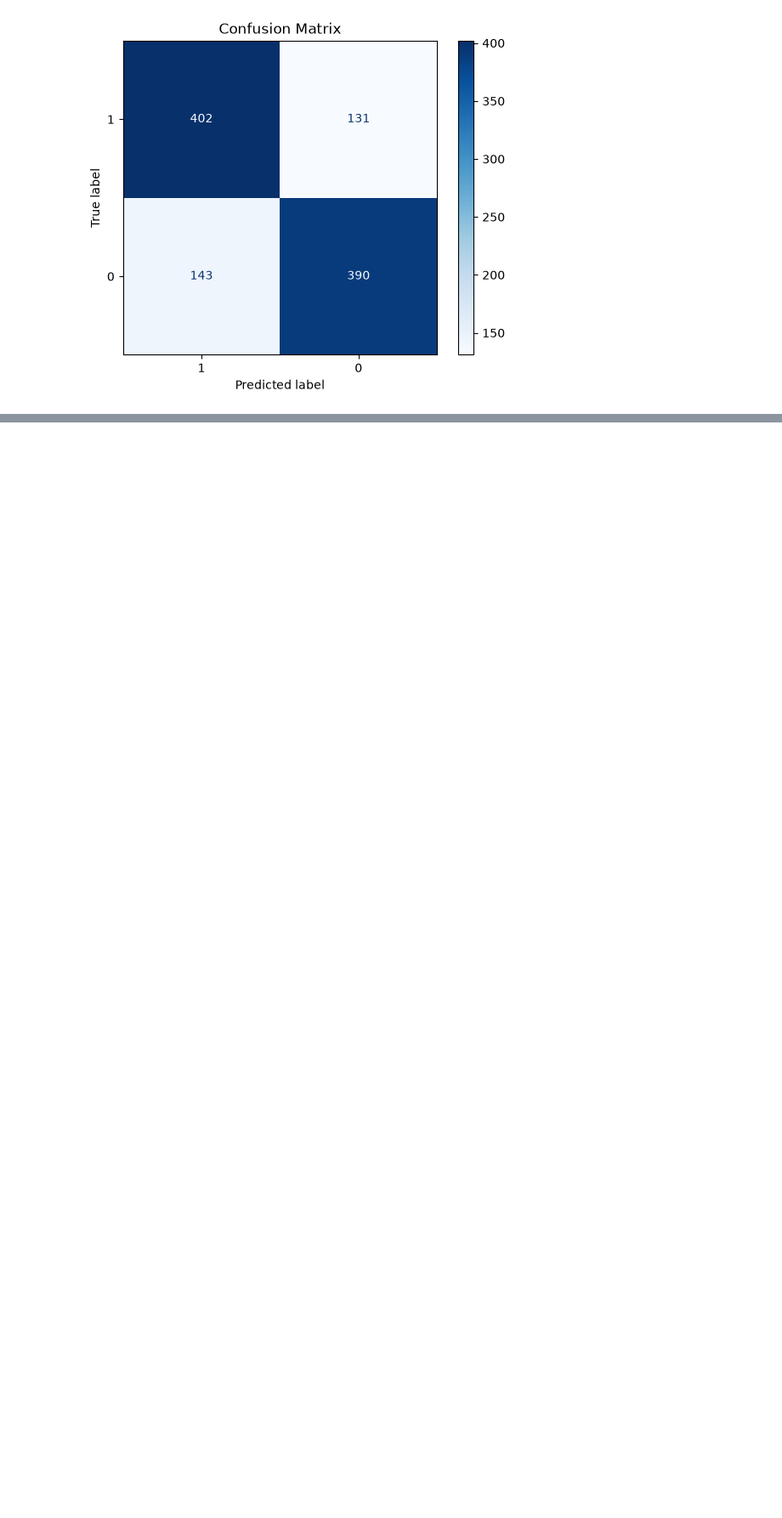
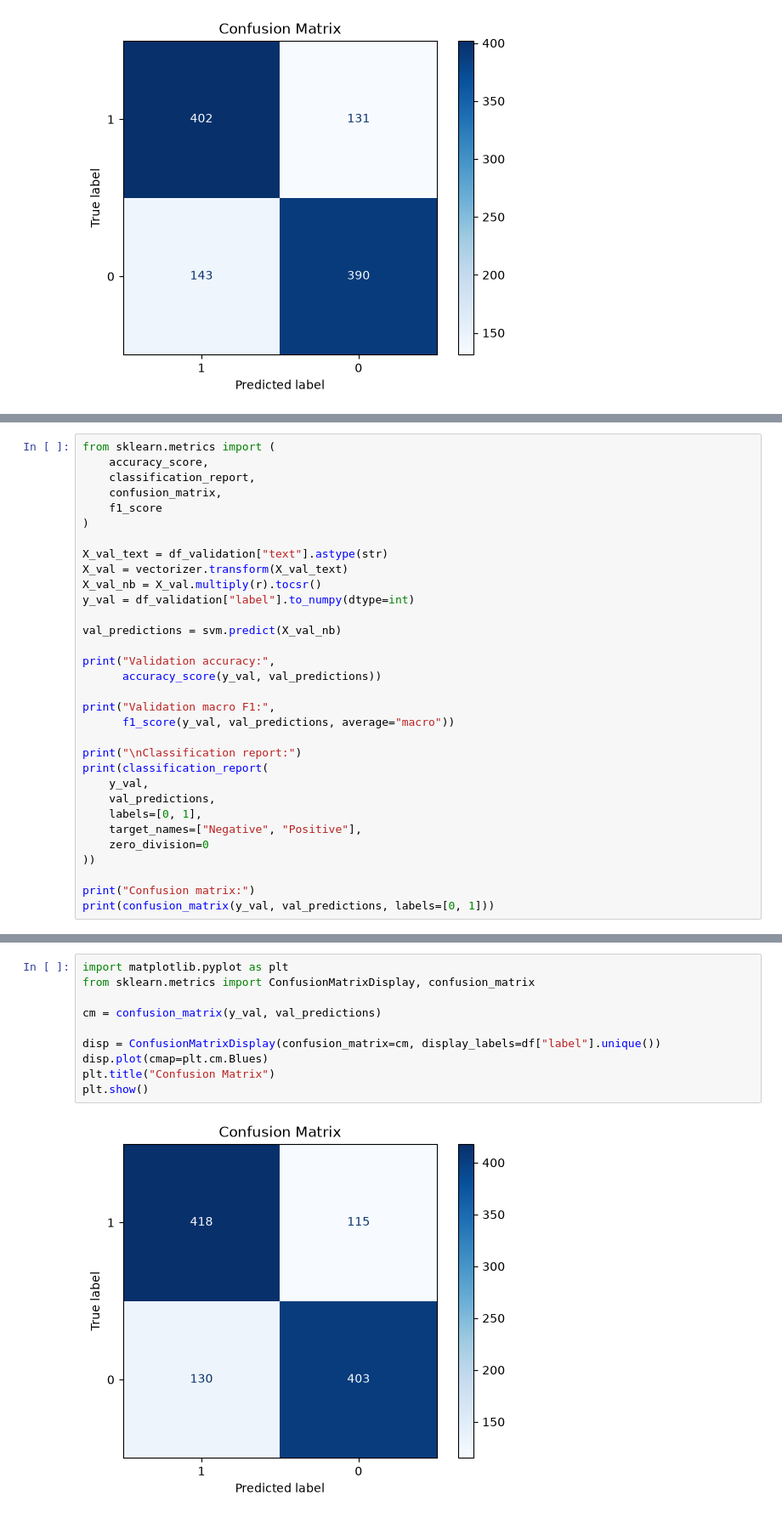
Before and after one commit to MrudulTarade/Convolutional-Neural-Networks-for-Sentence-Classification, a Jupyter notebook: notebook/movie_review.ipynb, the cells around one changed output, grey strips where cells are left out. Shown at 85% size. Cells and saved outputs as stored; diff of their text form; blank space fills up the shorter version.

Commit message:
foundation/baseline_model2
Implemented Naive Bayes with Support Vector Machine, giving better Accuracy than before.

```diff
--- a/notebook/movie_review.ipynb
+++ b/notebook/movie_review.ipynb
@@ -192,0 +253,32 @@ plt.show()
+# %%
+from sklearn.metrics import (
+    accuracy_score,
+    classification_report,
+    confusion_matrix,
+    f1_score
+)
+
+X_val_text = df_validation["text"].astype(str)
+X_val = vectorizer.transform(X_val_text)
+X_val_nb = X_val.multiply(r).tocsr()
+y_val = df_validation["label"].to_numpy(dtype=int)
+
+val_predictions = svm.predict(X_val_nb)
+
+print("Validation accuracy:",
+      accuracy_score(y_val, val_predictions))
+
+print("Validation macro F1:",
+      f1_score(y_val, val_predictions, average="macro"))
+
+print("\nClassification report:")
+print(classification_report(
+    y_val,
+    val_predictions,
+    labels=[0, 1],
+    target_names=["Negative", "Positive"],
+    zero_division=0
+))
+
+print("Confusion matrix:")
+print(confusion_matrix(y_val, val_predictions, labels=[0, 1]))
@@ -192,0 +302,12 @@ plt.show()
+# %%
+import matplotlib.pyplot as plt
+from sklearn.metrics import ConfusionMatrixDisplay, confusion_matrix
+
+cm = confusion_matrix(y_val, val_predictions)
+
+disp = ConfusionMatrixDisplay(confusion_matrix=cm, display_labels=df["label"].unique())
+disp.plot(cmap=plt.cm.Blues)
+plt.title("Confusion Matrix")
+plt.show()
+# %% [output]
+[figure, added]
```
Also changed, not shown: parts of 2 cells of this notebook.
